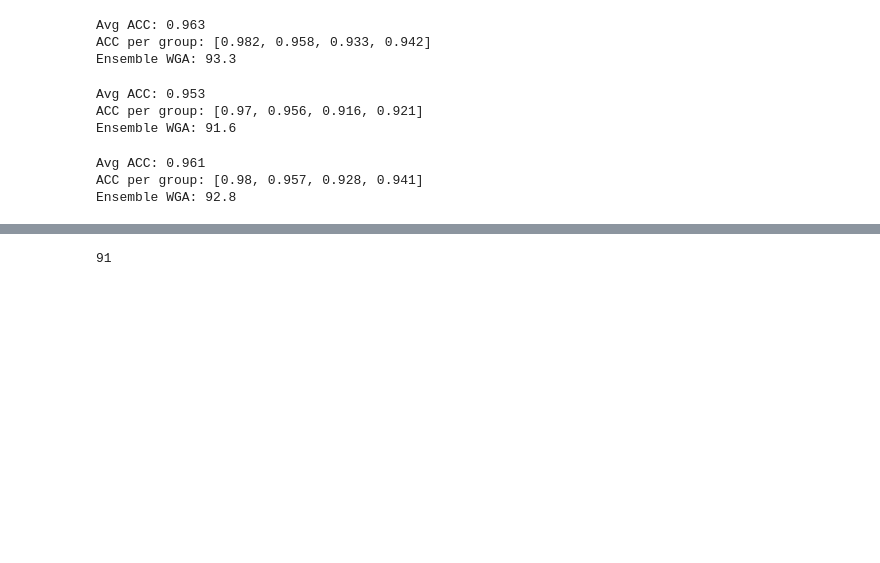
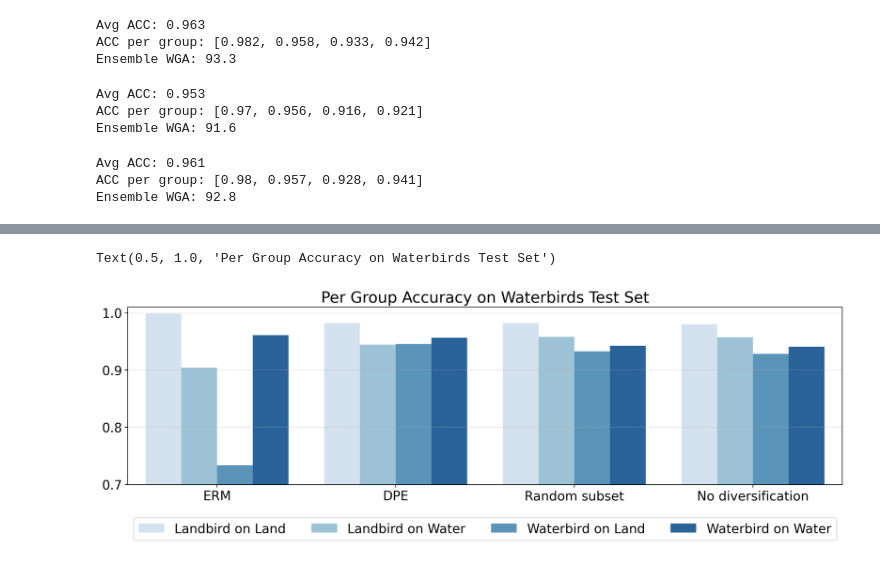
Before and after one commit to minhto2802/DPE, a Jupyter notebook: notebooks/01_waterbirds_with_attribute_annotation.ipynb, the cells around one changed output, grey strips where cells are left out. Cells and saved outputs as stored; diff of their text form; code cells hidden in the pictures; blank space fills up the shorter version.

```diff
--- a/notebooks/01_waterbirds_with_attribute_annotation.ipynb
+++ b/notebooks/01_waterbirds_with_attribute_annotation.ipynb
@@ -330,4 +346,59 @@ df
-# %%
-int(df['Worst Group Accuracy'].min())
-# %% [output]
-91
+# %%
+def init_erm_model(_ckpt_path, num_classes=2, device='cuda'):
+    ckpt = torch.load(_ckpt_path, map_location="cpu")
+    _model = torchvision.models.resnet50()
+    backbone = torch.nn.Sequential(*list(_model.children())[:-1])
+    emb_dim = _model.fc.in_features
+    head = nn.Linear(emb_dim, num_classes)
+
+    _model = nn.Sequential(backbone, nn.Flatten(), head)
+    _model.load_state_dict(ckpt, strict=True)
+    _model.to(device)
+    return _model
+
+erm_model = init_erm_model(ckpt_dir + 'ckpt_last.pt')
+results = dict()
+results['ERM'] = evaluate(erm_model, dataloaders['test'])
+# %%
+import pandas as pd
+palette = ['#377eb8', '#4daf4a', '#984ea3', '#ff7f00', '#a65628', '#f781bf']
+
+results = dict()
+results['ERM'] = evaluate(erm_model, dataloaders['test'])
+for k in metrics.keys():
+    results[k] = metrics[k][-1]
+
+df2 = []
+for k in results.keys():
+    per_group_acc = results[k]['per_group']
+    tmp = {g: per_group_acc[g]['accuracy'] for g in per_group_acc.keys()}
+    df2.append(pd.DataFrame(tmp.values(), columns=['Accuracy']))
+    df2[-1]['Group'] = [groups_dict[kk] for kk in tmp.keys()]
+    df2[-1]['Diversification Strategy'] = k
+df2 = pd.concat(df2)
+df2.reset_index(drop=True, inplace=True)
+import seaborn as sns
+
+plt.figure(figsize=(16, 4), dpi=200)
+ax = sns.barplot(
+    data=df2, x='Diversification Strategy', y='Accuracy', hue='Group',
+    palette=sns.color_palette('Blues', len(df2['Group'].unique())),
+    # palette=sns.color_palette(palette, 4)
+)
+ax.set_ylim(0.7, 1.01)
+ax.set_xlabel('')
+ax.set_ylabel('')
+ax.grid(True, which='major', linestyle='--', linewidth=0.5, alpha=0.7, axis='y')
+
+# Move legend below the x-axis label
+ax.legend(
+    # title='Group',
+    loc='upper center',
+    bbox_to_anchor=(0.5, -0.15),
+    ncol=len(df2['Group'].unique()),
+    frameon=True
+)
+plt.title('Per Group Accuracy on Waterbirds Test Set')
+# %% [output]
+Text(0.5, 1.0, 'Per Group Accuracy on Waterbirds Test Set')
+[figure, added]
```
Also changed, not shown: parts of 15 cells of this notebook, 1 other file.
